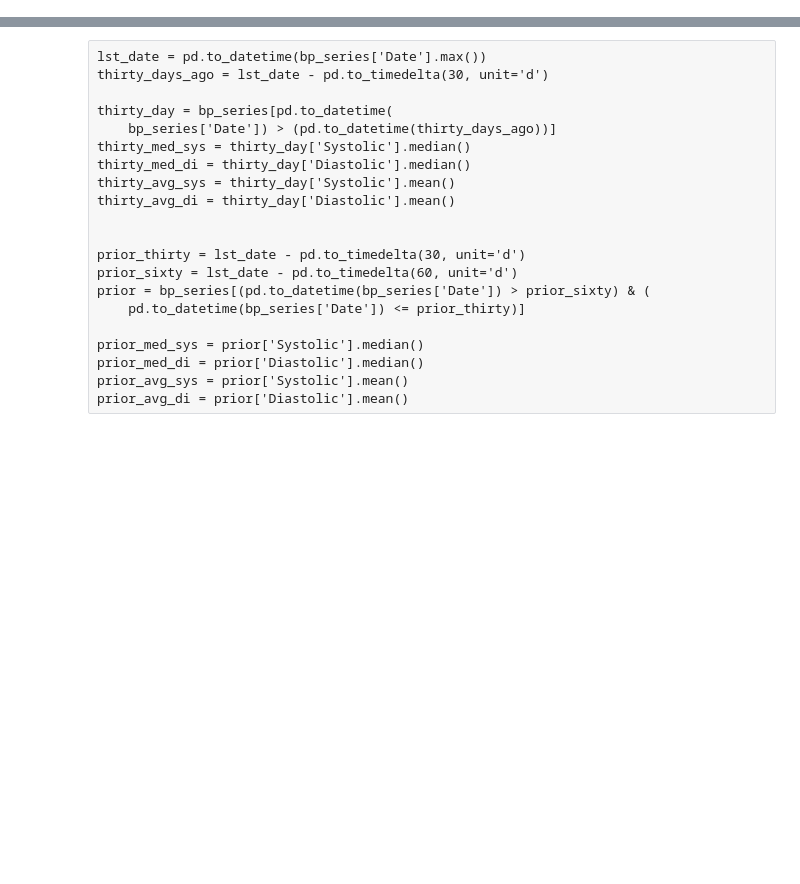
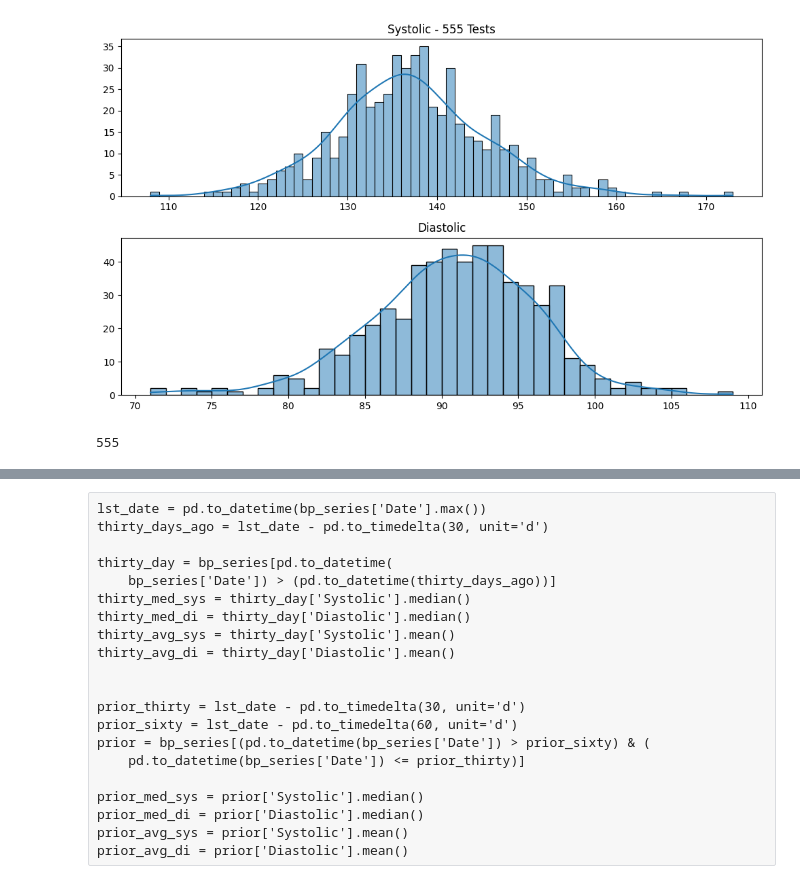
Before and after one commit to dolinger-nscc/BP, a Jupyter notebook: BP_EDA.ipynb, the cells around one changed output, grey strips where cells are left out. Saved outputs shown, nothing was run; the diff lists cells and outputs as text; code cells hidden in the pictures; blank space fills up the shorter version.

```diff
--- a/BP_EDA.ipynb
+++ b/BP_EDA.ipynb
@@ -116,20 +116,26 @@ plt.show()
 # %%
 fig, axs = plt.subplots(2, 1, figsize=(10, 6))
 
 # top fig
 sns.histplot(data=df_daily['sys'], binwidth=1, legend=False, ax=axs[0], kde=True)
-axs[0].set_title('Systolic {All Observations}')
+axs[0].set_title(f'Systolic - {df_daily.shape[0]} Tests')
 axs[0].set_xlabel('')
 axs[0].set_ylabel('')
 
 # 2nd fig
 sns.histplot(data=df_daily['dia'], binwidth=1, legend=False, ax=axs[1], kde=True)
 axs[1].set_title('Diastolic')
 axs[1].set_xlabel('')
 axs[1].set_ylabel('')
 
 plt.tight_layout()
 plt.show()
+# %% [output]
+[figure, added]
+# %%
+df_daily.shape[0]
+# %% [output]
+555
 # %%
 # Tukey EDA Test...
 df_daily[['sys', 'dia']].describe().T
```
Also changed, not shown: parts of 14 cells of this notebook.
